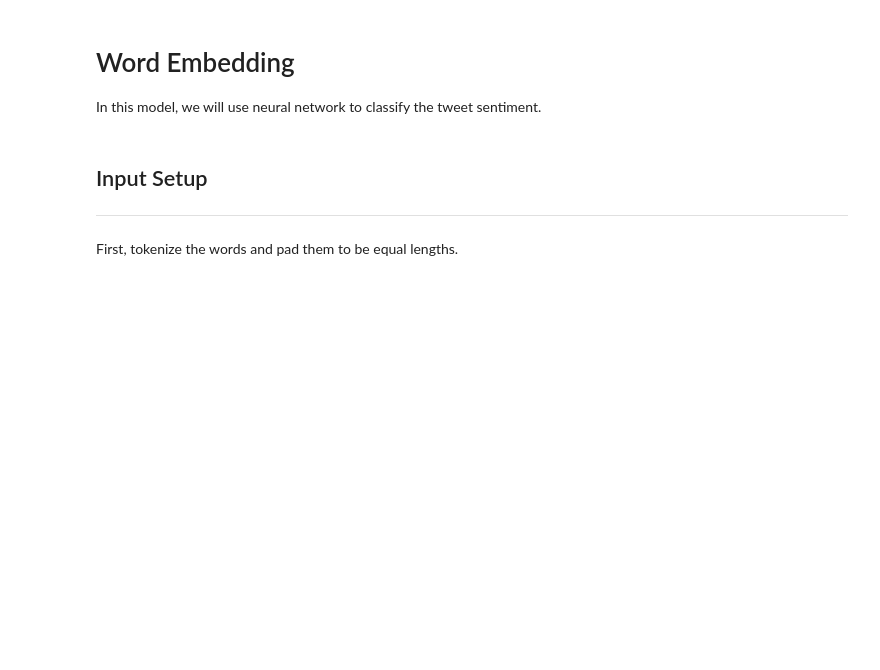
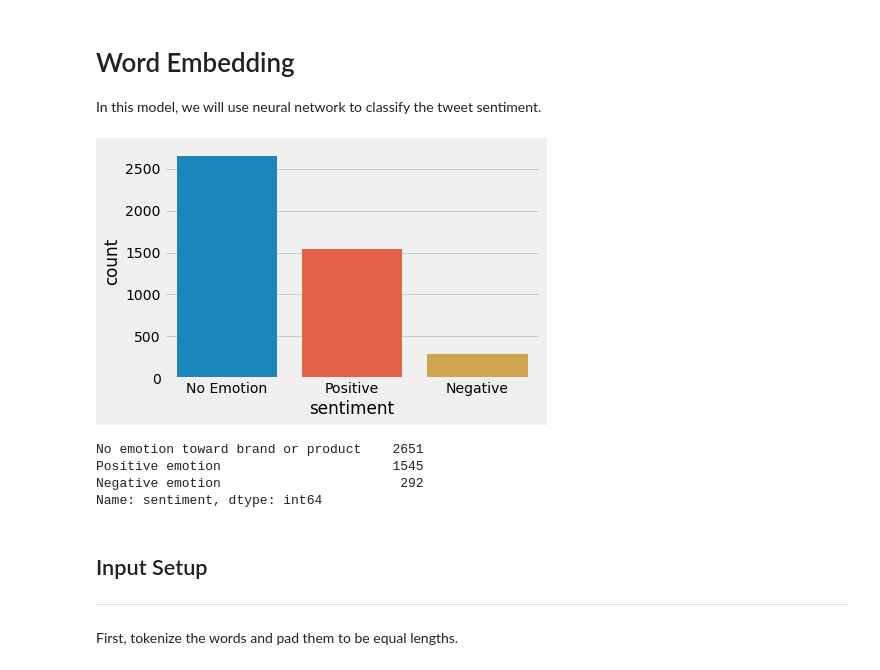
Before and after one commit to stereopickle/tweet_sentiment_analysis, a Jupyter notebook: 022.Model_RNN.ipynb, the cells around one changed output. Cells and saved outputs as stored; diff of their text form; code cells hidden in the pictures; blank space fills up the shorter version.

```diff
--- a/022.Model_RNN.ipynb
+++ b/022.Model_RNN.ipynb
@@ -44,6 +44,21 @@ X_val = X_val['tweet']
 # %%
 y_train = y_train['sentiment']
 y_val = y_val['sentiment']
+# %%
+import seaborn as sns
+plt.style.use('fivethirtyeight')
+sns.countplot(y_train)
+plt.xticks([0, 1, 2], ['No Emotion', 'Positive', 'Negative'])
+plt.show()
+# %% [output]
+[figure, added]
+# %%
+y_train.value_counts()
+# %% [output]
+No emotion toward brand or product    2651
+Positive emotion                      1545
+Negative emotion                       292
+Name: sentiment, dtype: int64
 # %% [markdown]
 ## Input Setup
 ---
```
Also changed, not shown: parts of 25 cells of this notebook.
